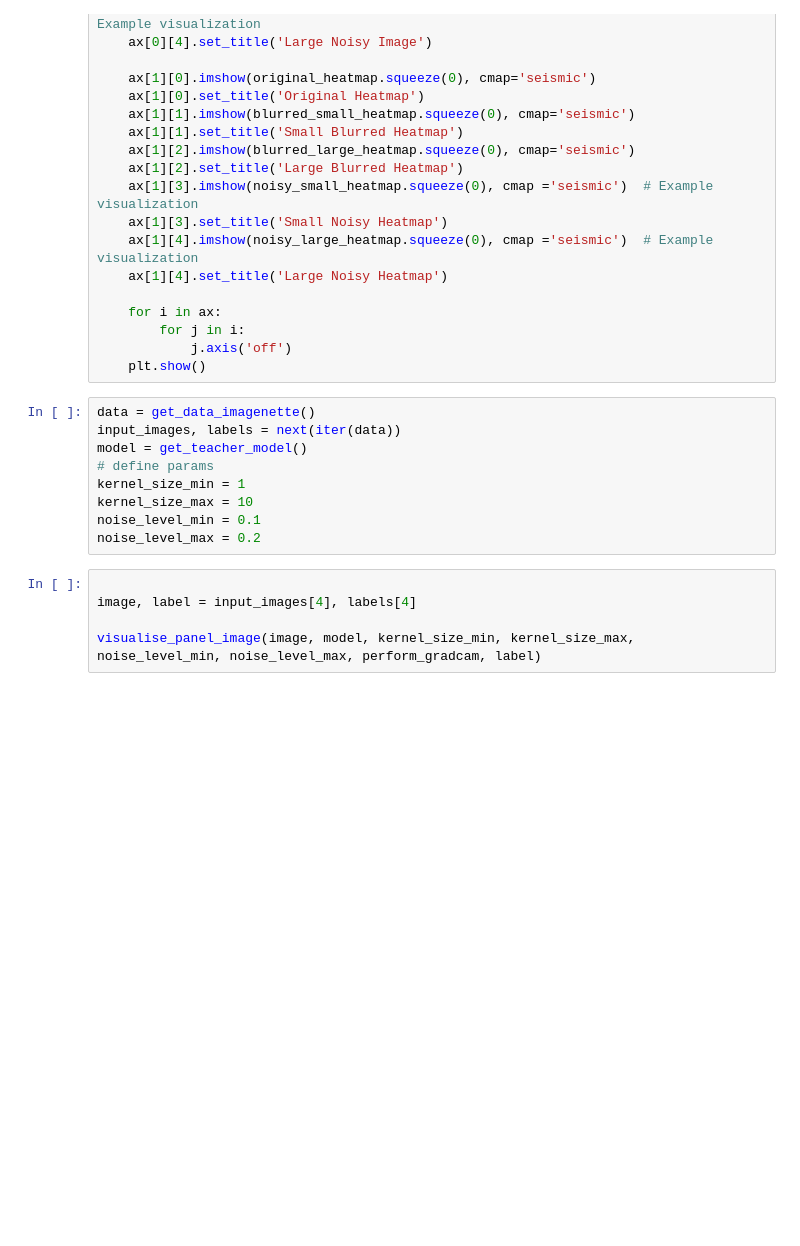
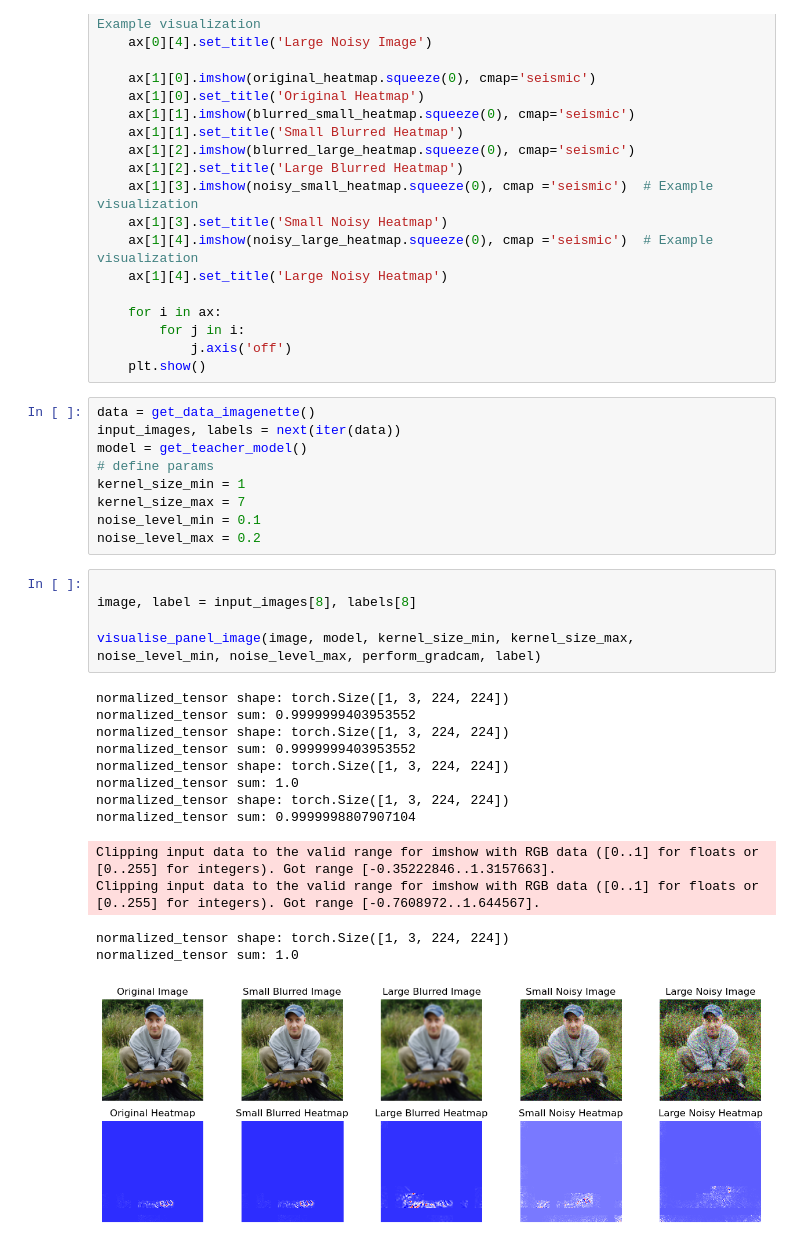
Before and after one commit to CharlesHiggins-stai/RL-LRP, a Jupyter notebook: testing_sandbox/evaluation_test.ipynb, the cells around one changed output. Saved outputs shown, nothing was run; the diff lists cells and outputs as text; blank space fills up the shorter version.

```diff
--- a/testing_sandbox/evaluation_test.ipynb
+++ b/testing_sandbox/evaluation_test.ipynb
@@ -64,13 +64,27 @@ input_images, labels = next(iter(data))
 model = get_teacher_model()
 # define params
 kernel_size_min = 1
-kernel_size_max = 10
+kernel_size_max = 7
 noise_level_min = 0.1
 noise_level_max = 0.2
 # %%
 
-image, label = input_images[4], labels[4]
+image, label = input_images[8], labels[8]
 
 visualise_panel_image(image, model, kernel_size_min, kernel_size_max, noise_level_min, noise_level_max, perform_gradcam, label)
+# %% [output]
+normalized_tensor shape: torch.Size([1, 3, 224, 224])
+normalized_tensor sum: 0.9999999403953552
+normalized_tensor shape: torch.Size([1, 3, 224, 224])
+normalized_tensor sum: 0.9999999403953552
+normalized_tensor shape: torch.Size([1, 3, 224, 224])
+normalized_tensor sum: 1.0
+normalized_tensor shape: torch.Size([1, 3, 224, 224])
+normalized_tensor sum: 0.9999998807907104
+Clipping input data to the valid range for imshow with RGB data ([0..1] for floats or [0..255] for integers). Got range [-0.35222846..1.3157663].
+Clipping input data to the valid range for imshow with RGB data ([0..1] for floats or [0..255] for integers). Got range [-0.7608972..1.644567].
+normalized_tensor shape: torch.Size([1, 3, 224, 224])
+normalized_tensor sum: 1.0
+[figure, added]
 # %%
 visualise_panel_image(image, model, kernel_size_min, kernel_size_max, noise_level_min, noise_level_max, perform_lrp_captum, label)
```
Also changed, not shown: parts of 2 cells of this notebook, 4 other files.
